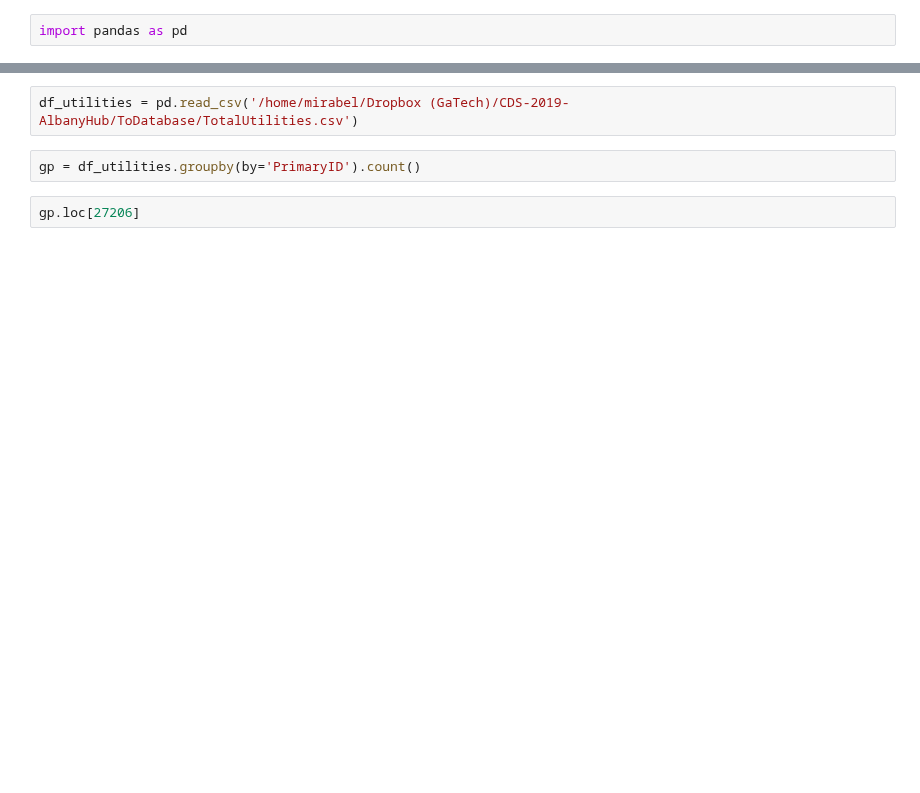
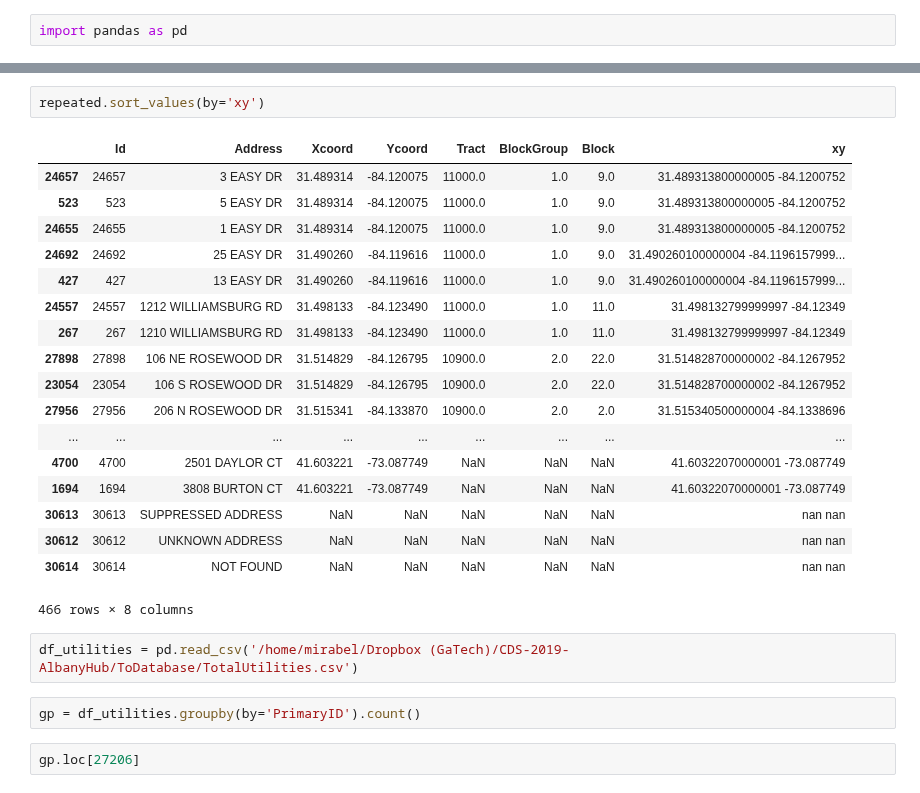
Before and after one commit to asensio-lab/albany-housing-analytics, a Jupyter notebook: property_scraper/Missing_propdata_characterize.ipynb, the cells around one changed output, grey strips where cells are left out. Drawn from its saved outputs; the diff is of its cells as text; blank space fills up the shorter version.

```diff
--- a/property_scraper/Missing_propdata_characterize.ipynb
+++ b/property_scraper/Missing_propdata_characterize.ipynb
@@ -90,3 +11,24 @@ repeated.sort_values(by='xy').iloc[498:550, :]
+# %%
+repeated.sort_values(by='xy')
+# %% [output]
+|  | Id | Address | Xcoord | Ycoord | Tract | BlockGroup | Block | xy |
+| 24657 | 24657 | 3 EASY DR | 31.489314 | -84.120075 | 11000.0 | 1.0 | 9.0 | 31.489313800000005 -84.1200752 |
+| 523 | 523 | 5 EASY DR | 31.489314 | -84.120075 | 11000.0 | 1.0 | 9.0 | 31.489313800000005 -84.1200752 |
+| 24655 | 24655 | 1 EASY DR | 31.489314 | -84.120075 | 11000.0 | 1.0 | 9.0 | 31.489313800000005 -84.1200752 |
+| 24692 | 24692 | 25 EASY DR | 31.490260 | -84.119616 | 11000.0 | 1.0 | 9.0 | 31.490260100000004 -84.1196157999... |
+| 427 | 427 | 13 EASY DR | 31.490260 | -84.119616 | 11000.0 | 1.0 | 9.0 | 31.490260100000004 -84.1196157999... |
+| 24557 | 24557 | 1212 WILLIAMSBURG RD | 31.498133 | -84.123490 | 11000.0 | 1.0 | 11.0 | 31.498132799999997 -84.12349 |
+| 267 | 267 | 1210 WILLIAMSBURG RD | 31.498133 | -84.123490 | 11000.0 | 1.0 | 11.0 | 31.498132799999997 -84.12349 |
+| 27898 | 27898 | 106 NE ROSEWOOD DR | 31.514829 | -84.126795 | 10900.0 | 2.0 | 22.0 | 31.514828700000002 -84.1267952 |
+| 23054 | 23054 | 106 S ROSEWOOD DR | 31.514829 | -84.126795 | 10900.0 | 2.0 | 22.0 | 31.514828700000002 -84.1267952 |
+| 27956 | 27956 | 206 N ROSEWOOD DR | 31.515341 | -84.133870 | 10900.0 | 2.0 | 2.0 | 31.515340500000004 -84.1338696 |
+| ... | ... | ... | ... | ... | ... | ... | ... | ... |
+| 4700 | 4700 | 2501 DAYLOR CT | 41.603221 | -73.087749 | NaN | NaN | NaN | 41.60322070000001 -73.087749 |
+| 1694 | 1694 | 3808 BURTON CT | 41.603221 | -73.087749 | NaN | NaN | NaN | 41.60322070000001 -73.087749 |
+| 30613 | 30613 | SUPPRESSED ADDRESS | NaN | NaN | NaN | NaN | NaN | nan nan |
+| 30612 | 30612 | UNKNOWN ADDRESS | NaN | NaN | NaN | NaN | NaN | nan nan |
+| 30614 | 30614 | NOT FOUND | NaN | NaN | NaN | NaN | NaN | nan nan |
+466 rows × 8 columns
 # %%
 df_utilities = pd.read_csv('/home/mirabel/Dropbox (GaTech)/CDS-2019-AlbanyHub/ToDatabase/TotalUtilities.csv')
 # %%
```
Also changed, not shown: parts of 4 cells of this notebook, 9 other files.
